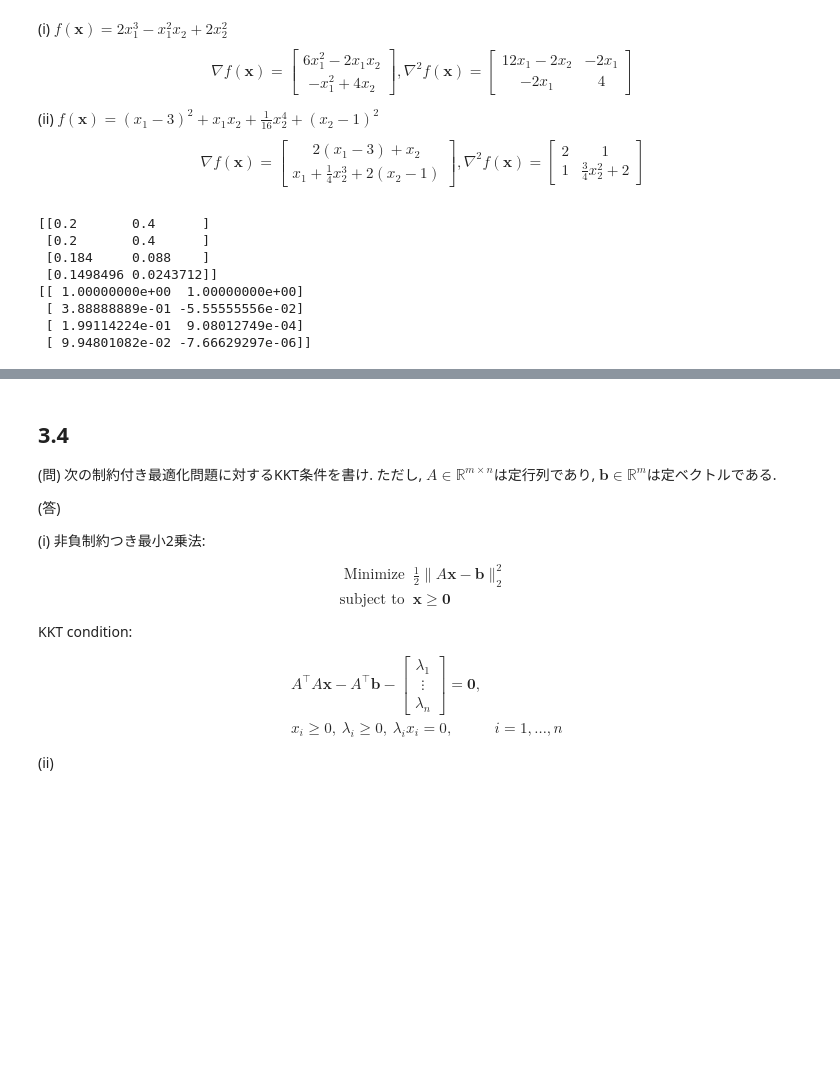
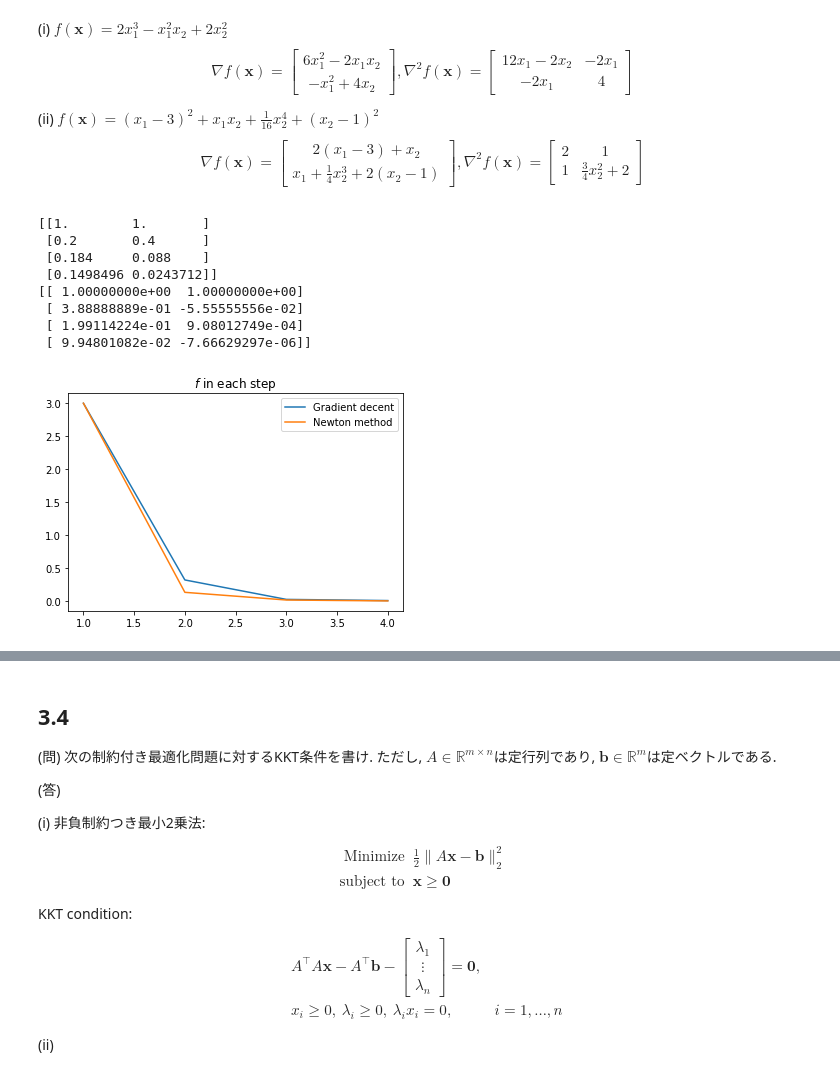
Before and after one commit to CSReading/Optimization, a Jupyter notebook: problems/chapter3/mshibatatt.ipynb, the cells around one changed output, grey strips where cells are left out. Drawn from its saved outputs; the diff is of its cells as text; code cells hidden in the pictures; blank space fills up the shorter version.

```diff
--- a/problems/chapter3/mshibatatt.ipynb
+++ b/problems/chapter3/mshibatatt.ipynb
@@ -155,17 +155,26 @@ def newton_method(f, var, x_init, alpha, step = 100, epsilon = 0, keep_history =
         return history
     else:
         return x
+# %%
+def track_obj(f, var, history):
+    """
+    from history of var in x, return trajectory of f
+    """
+    fn = lambdify(x, f, 'numpy')
+    output = np.array([fn(*i) for i in history])
+    return output
 # %%
 # (i)
+STEP = 3
 x1, x2 = symbols('x1 x2')
 x = Matrix([x1, x2])
 f =  2 * x1**3 - x1**2 * x2 + 2 * x2**2
-history_gd = gradient_decent(f, x, x_init=np.array([1., 1.]), alpha = 0.2, step = 3, keep_history=True)
+history_gd = gradient_decent(f, x, x_init=np.array([1., 1.]), alpha = 0.2, step = STEP, keep_history=True)
 print(history_gd)
-history_nm = newton_method(f, x, x_init=np.array([1., 1.]), alpha = 1., step = 3, keep_history=True)
+history_nm = newton_method(f, x, x_init=np.array([1., 1.]), alpha = 1., step = STEP, keep_history=True)
 print(history_nm)
 # %% [output]
-[[0.2       0.4      ]
+[[1.        1.       ]
  [0.2       0.4      ]
  [0.184     0.088    ]
  [0.1498496 0.0243712]]
@@ -173,4 +182,12 @@ print(history_nm)
  [ 3.88888889e-01 -5.55555556e-02]
  [ 1.99114224e-01  9.08012749e-04]
  [ 9.94801082e-02 -7.66629297e-06]]
+# %%
+sns.lineplot(x = np.arange(len(history_gd)) + 1, y = track_obj(f, x, history_gd))
+sns.lineplot(x = np.arange(len(history_nm)) + 1, y = track_obj(f, x, history_nm))
+plt.legend(labels=['Gradient decent', 'Newton method'])
+plt.title('$f$ in each step')
+plt.show()
+# %% [output]
+[figure, added]
 # %%
```
Also changed, not shown: parts of 4 cells of this notebook.
